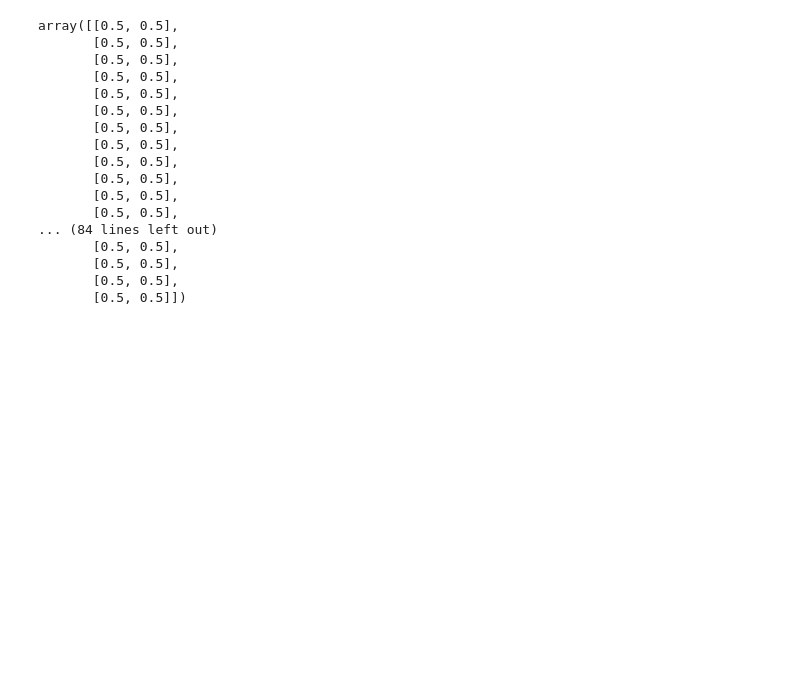
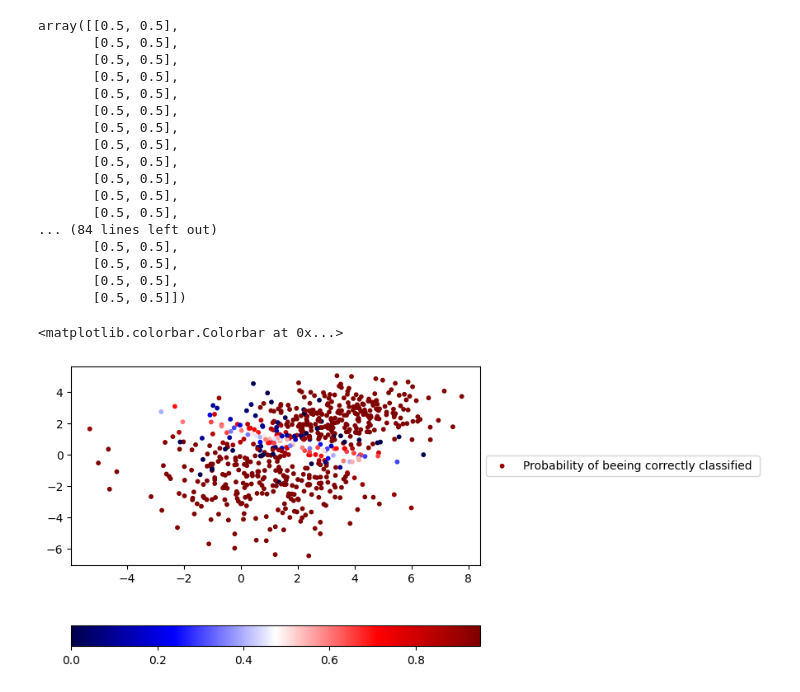
Before and after one commit to pumazzo/ML-ISS2023, a Jupyter notebook: Lezione_1_ML_ISS2023_introduzione_al_machine_learning.ipynb, the cells around one changed output. Drawn from its saved outputs; the diff is of its cells as text; code cells hidden in the pictures; blank space fills up the shorter version.

```diff
--- a/Lezione_1_ML_ISS2023_introduzione_al_machine_learning.ipynb
+++ b/Lezione_1_ML_ISS2023_introduzione_al_machine_learning.ipynb
@@ -255,3 +258,33 @@ array([[0.5, 0.5],
        [0.5, 0.5],
        [0.5, 0.5],
        [0.5, 0.5]])
+# %%
+pred_class = np.zeros(y_test.shape)
+f,ax = plt.subplots(1)
+n_fold = 20
+for i  in range(n_fold-1):
+  start = int(i*(Npoints/n_fold))
+  stop = int((i+1)*(Npoints/n_fold))
+  X_fold = X_train[start:stop,:]
+  y_fold = y_train[start:stop]
+  clf = LogisticRegression(random_state=0).fit(X_fold, y_fold)
+  a1,a2 = clf.coef_[0]
+  b = clf.intercept_
+  m=-a1/a2
+  c=-b/a2
+  t=np.linspace(-4,6,100)
+  is_correct = clf.predict(X_test) == y_test
+  pred_class += is_correct
+
+  acc=np.round(clf.score(X_test, y_test),2)
+  #ax.scatter(t,m*t+c,s=10,alpha=0.2,marker=".",label="separation Fold {} - acc {}".format(i,acc))
+
+
+pred_class/=n_fold
+#pred_class = pred_class+1
+im = ax.scatter(X_test[:,0],X_test[:,1],s=10,alpha=1,c=pred_class,label="Probability of beeing correctly classified ",cmap="seismic")
+ax.legend(loc='center left', bbox_to_anchor=(1, 0.5))
+f.colorbar(im, orientation="horizontal", pad=0.2)
+# %% [output]
+<matplotlib.colorbar.Colorbar at 0x...>
+[figure, added]
```
Also changed, not shown: parts of 11 cells of this notebook.
